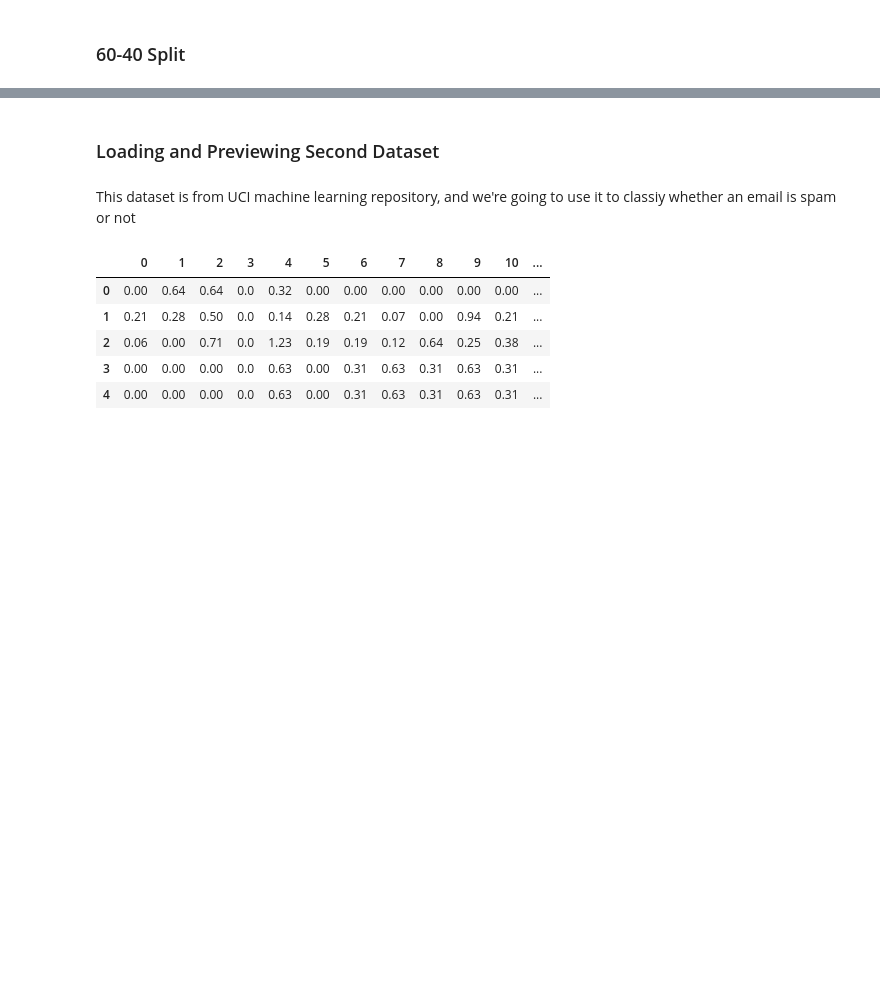
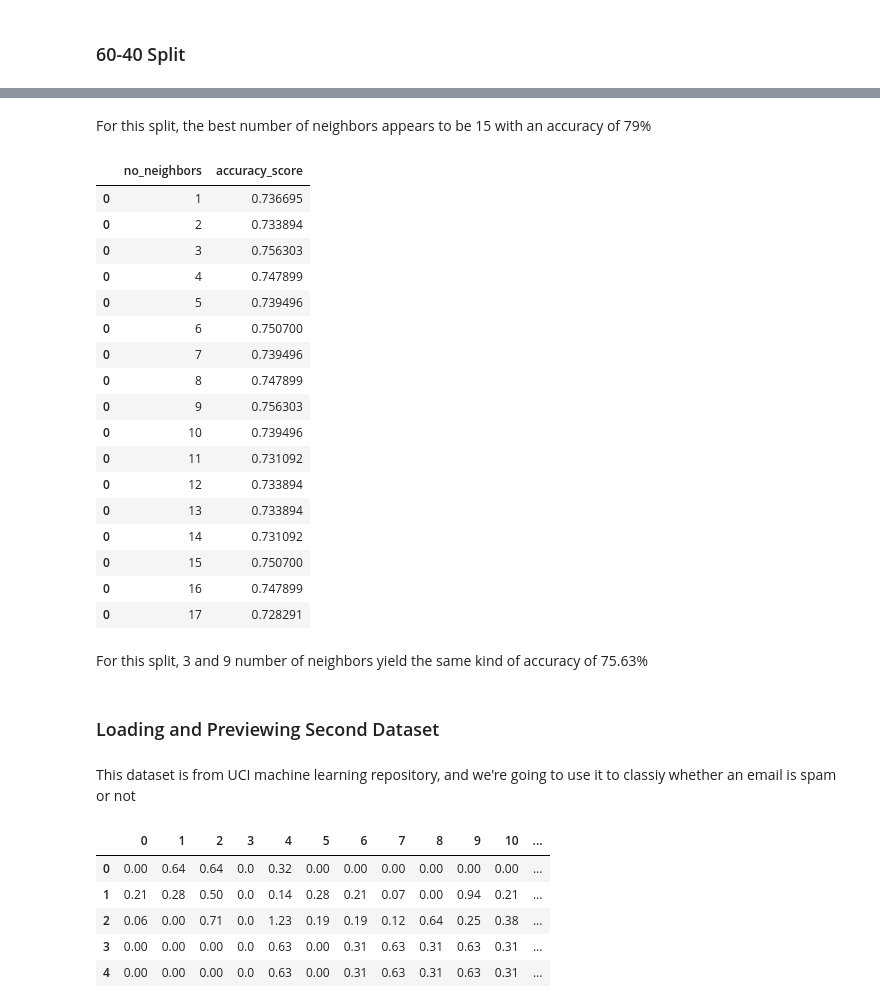
Before and after one commit to LucilleKaleha/Implementing-kNN-and-Naive-Bayes-Classifiers-IP_Week_9, a Jupyter notebook: Week9_IP_Implementing_kNN_NaiveBayes_Classifiers.ipynb, the cells around one changed output, grey strips where cells are left out. Cells and saved outputs as stored; diff of their text form; code cells hidden in the pictures; blank space fills up the shorter version.

```diff
--- a/Week9_IP_Implementing_kNN_NaiveBayes_Classifiers.ipynb
+++ b/Week9_IP_Implementing_kNN_NaiveBayes_Classifiers.ipynb
@@ -381,3 +465,43 @@ weighted avg       0.76      0.76      0.76       357
+# %% [markdown]
+For this split, the best number of neighbors appears to be 15 with an accuracy of 79%
+# %%
+# for the 60-40 split
+#
+neighbors = list(np.arange(1,18))
+#
+model_score = pd.Series()
+#
+X_train, X_test, y_train, y_test = train_test_split(X, y, test_size = 0.4, random_state = 0)
+#
+for i in neighbors:
+    model = KNeighborsClassifier(n_neighbors = i).fit(X_train, y_train)
+    pred = model.predict(X_test)
+    accuracy = accuracy_score(y_test, pred)
+    model_score = model_score.append(pd.Series(accuracy))
+#
+neighbor_perfomance = pd.DataFrame({'no_neighbors' : neighbors, 'accuracy_score': model_score})
+neighbor_perfomance
+# %% [output]
+|  | no_neighbors | accuracy_score |
+| 0 | 1 | 0.736695 |
+| 0 | 2 | 0.733894 |
+| 0 | 3 | 0.756303 |
+| 0 | 4 | 0.747899 |
+| 0 | 5 | 0.739496 |
+| 0 | 6 | 0.750700 |
+| 0 | 7 | 0.739496 |
+| 0 | 8 | 0.747899 |
+| 0 | 9 | 0.756303 |
+| 0 | 10 | 0.739496 |
+| 0 | 11 | 0.731092 |
+| 0 | 12 | 0.733894 |
+| 0 | 13 | 0.733894 |
+| 0 | 14 | 0.731092 |
+| 0 | 15 | 0.750700 |
+| 0 | 16 | 0.747899 |
+| 0 | 17 | 0.728291 |
+# %% [markdown]
+For this split, 3 and 9 number of neighbors yield the same kind of accuracy of 75.63%
 # %% [markdown]
 ### Loading and Previewing Second Dataset
 # %% [markdown]
```
Also changed, not shown: parts of 10 cells of this notebook.
